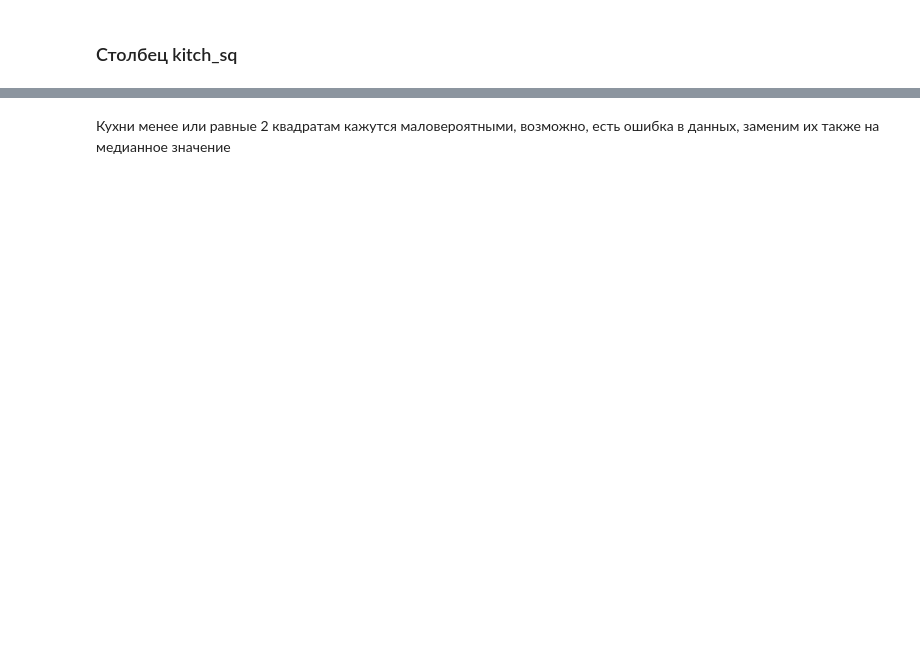
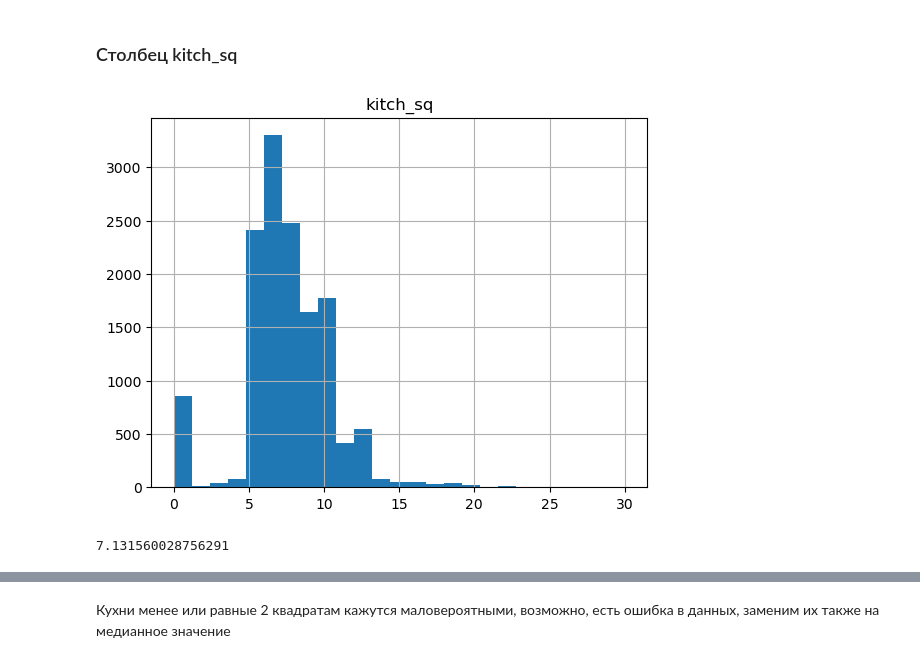
Before and after one commit to KamaTheBullet05/pet_project1_flats, a Jupyter notebook: Flats.ipynb, the cells around one changed output, grey strips where cells are left out. Cells and saved outputs as stored; diff of their text form; code cells hidden in the pictures; blank space fills up the shorter version.

```diff
--- a/Flats.ipynb
+++ b/Flats.ipynb
@@ -266 +297,3 @@ full.hist(column = 'num_room', bins=10, range=(0,10));
+# %%
+full = full.query('num_room <= 6')
 # %%
@@ -271,4 +306,11 @@ full['num_room'].isna().sum()
 # %% [markdown]
 ### Столбец kitch_sq
 # %%
-full.hist(column = 'kitch_sq', bins=25, range=(0,25));
+full.hist(column = 'kitch_sq', bins=25, range=(0,30));
+# %% [output]
+[figure, added]
+# %%
+# коммент
+full.query('kitch_sq < 5').shape[0]/full.shape[0]*100
+# %% [output]
+7.131560028756291
```
Also changed, not shown: parts of 83 cells of this notebook.
